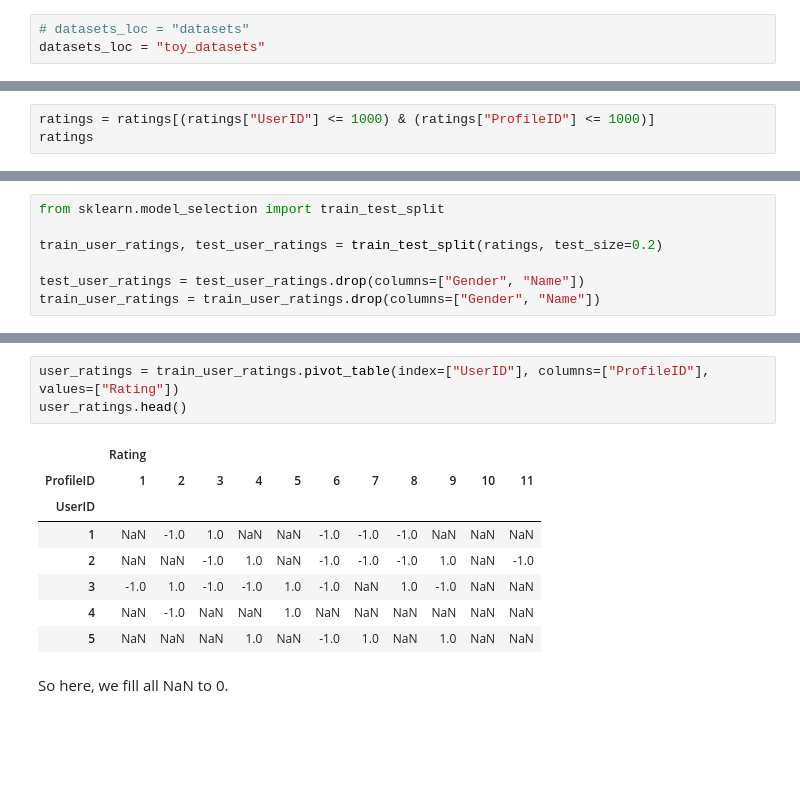
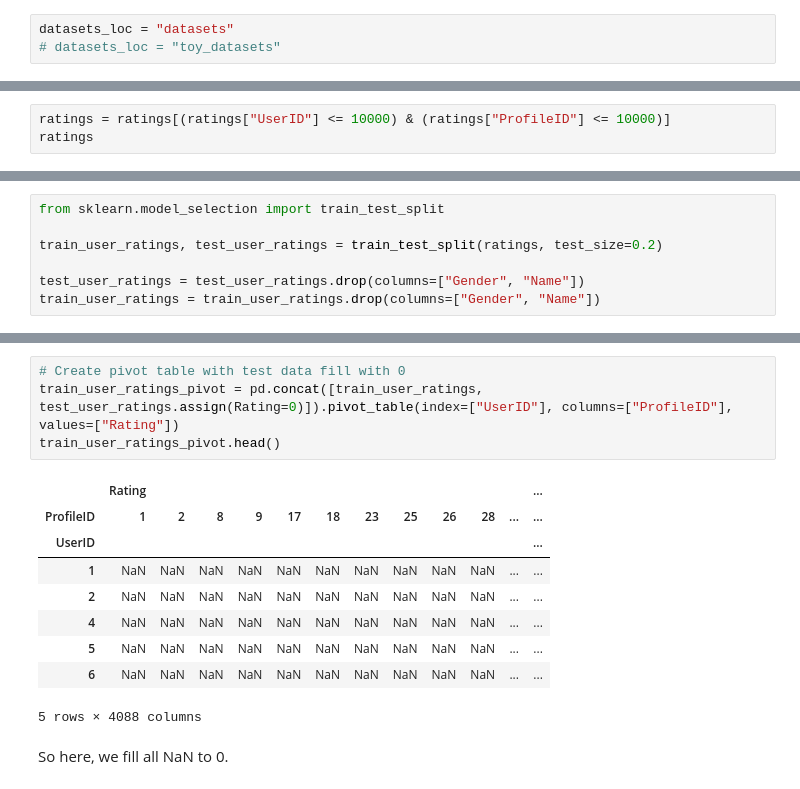
Before and after one commit to IamMrandrew/recommender-system-collaborative-filtering, a Jupyter notebook: RecommenderSystemCollaborativeFiltering.ipynb, the cells around one changed output, grey strips where cells are left out. Drawn from its saved outputs; the diff is of its cells as text; blank space fills up the shorter version.

```diff
--- a/RecommenderSystemCollaborativeFiltering.ipynb
+++ b/RecommenderSystemCollaborativeFiltering.ipynb
@@ -6,8 +6,8 @@ First, we need to read the data from the dataset.
 import pandas as pd
 import numpy as np
 # %%
-# datasets_loc = "datasets"
-datasets_loc = "toy_datasets"
+datasets_loc = "datasets"
+# datasets_loc = "toy_datasets"
 # %%
 ratings = pd.read_csv(datasets_loc + "/ratings.csv", delim_whitespace=True, skiprows=1, names=["UserID", "ProfileID", "Rating"])
 # gender = pd.read_csv(datasets_loc + "/info.csv", names=["UserID", "Gender"]) (For large dataset)
@@ -71,7 +73,7 @@ ratings
 # %% [markdown]
 Due to large data set, we need to reduce the data records.
 # %%
-ratings = ratings[(ratings["UserID"] <= 1000) & (ratings["ProfileID"] <= 1000)]
+ratings = ratings[(ratings["UserID"] <= 10000) & (ratings["ProfileID"] <= 10000)]
 ratings
 # %% [output]
 |  | UserID | Gender | Name | ProfileID | Rating |
@@ -99,15 +159,17 @@ train_user_ratings = train_user_ratings.drop(columns=["Gender", "Name"])
 # %%
-user_ratings = train_user_ratings.pivot_table(index=["UserID"], columns=["ProfileID"], values=["Rating"])
-user_ratings.head()
+# Create pivot table with test data fill with 0
+train_user_ratings_pivot = pd.concat([train_user_ratings, test_user_ratings.assign(Rating=0)]).pivot_table(index=["UserID"], columns=["ProfileID"], values=["Rating"])
+train_user_ratings_pivot.head()
 # %% [output]
-|  | Rating |  |  |  |  |  |  |  |  |  |  |
-| ProfileID | 1 | 2 | 3 | 4 | 5 | 6 | 7 | 8 | 9 | 10 | 11 |
-| UserID |  |  |  |  |  |  |  |  |  |  |  |
-| 1 | NaN | -1.0 | 1.0 | NaN | NaN | -1.0 | -1.0 | -1.0 | NaN | NaN | NaN |
-| 2 | NaN | NaN | -1.0 | 1.0 | NaN | -1.0 | -1.0 | -1.0 | 1.0 | NaN | -1.0 |
-| 3 | -1.0 | 1.0 | -1.0 | -1.0 | 1.0 | -1.0 | NaN | 1.0 | -1.0 | NaN | NaN |
-| 4 | NaN | -1.0 | NaN | NaN | 1.0 | NaN | NaN | NaN | NaN | NaN | NaN |
-| 5 | NaN | NaN | NaN | 1.0 | NaN | -1.0 | 1.0 | NaN | 1.0 | NaN | NaN |
+|  | Rating |  |  |  |  |  |  |  |  |  |  | ... |
+| ProfileID | 1 | 2 | 8 | 9 | 17 | 18 | 23 | 25 | 26 | 28 | ... | ... |
+| UserID |  |  |  |  |  |  |  |  |  |  |  | ... |
+| 1 | NaN | NaN | NaN | NaN | NaN | NaN | NaN | NaN | NaN | NaN | ... | ... |
+| 2 | NaN | NaN | NaN | NaN | NaN | NaN | NaN | NaN | NaN | NaN | ... | ... |
+| 4 | NaN | NaN | NaN | NaN | NaN | NaN | NaN | NaN | NaN | NaN | ... | ... |
+| 5 | NaN | NaN | NaN | NaN | NaN | NaN | NaN | NaN | NaN | NaN | ... | ... |
+| 6 | NaN | NaN | NaN | NaN | NaN | NaN | NaN | NaN | NaN | NaN | ... | ... |
+5 rows × 4088 columns
 # %% [markdown]
 So here, we fill all NaN to 0.
 # %%
```
Also changed, not shown: parts of 38 cells of this notebook.
